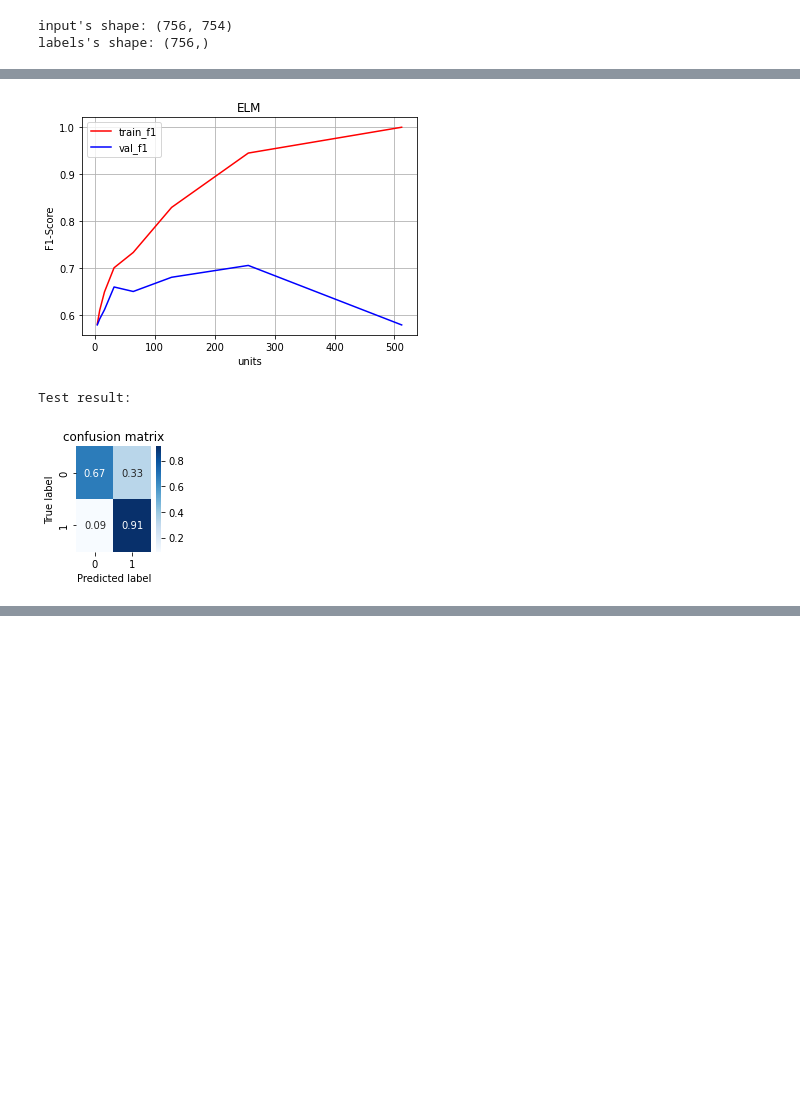
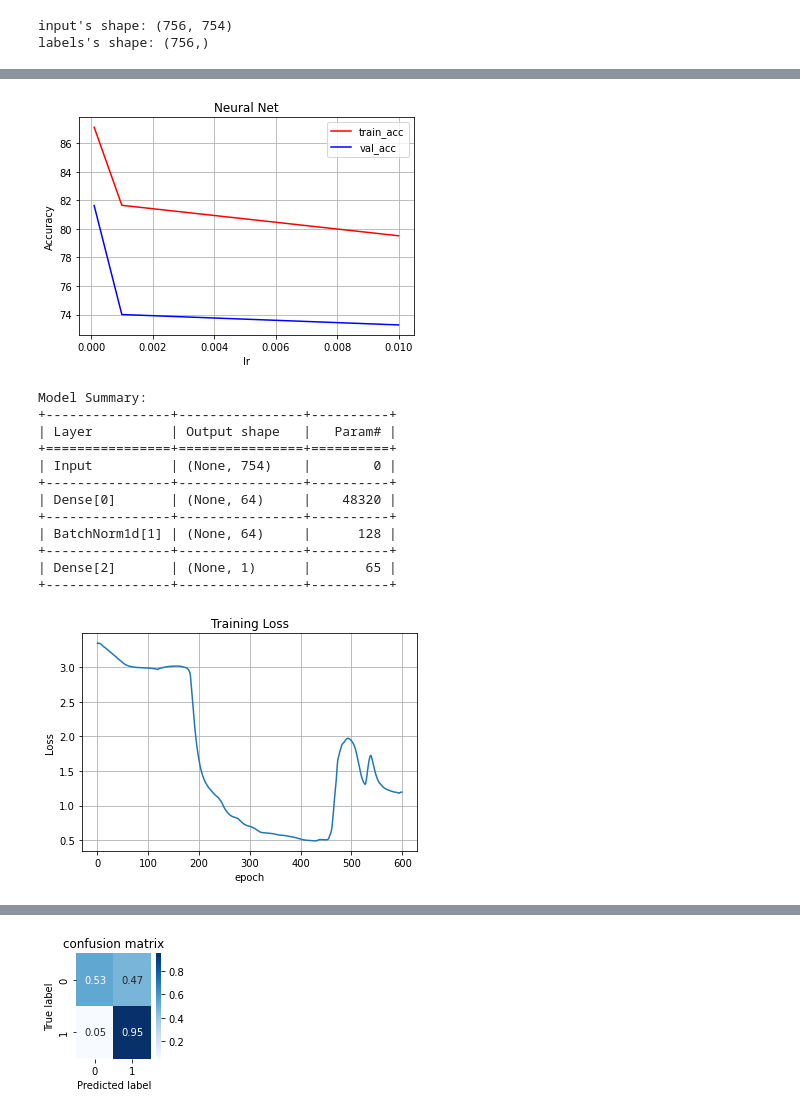
Before and after one commit to alirezakazemipour/Parkinson-Disease-Classification, a Jupyter notebook: code_and_report.ipynb, the cells around one changed output, grey strips where cells are left out. Drawn from its saved outputs; the diff is of its cells as text; code cells hidden in the pictures; blank space fills up the shorter version.

Commit message:
Revert "Add singleLayer ELM classifer."
This reverts commit 8c5a101b8b93240dcf58f8858d9530f6fefa5adc.

```diff
--- a/code_and_report.ipynb
+++ b/code_and_report.ipynb
@@ -82,7 +63,7 @@ shuffler = np.random.permutation(len(X))
 X = X[shuffler]
 Y = Y[shuffler]
 # %%
-test_idx = np.random.permutation(len(X))[:int(0.1 * len(X))]
+test_idx = np.random.permutation(int(0.1 * len(X)))
 x_test = X[test_idx]
 y_test = Y[test_idx]
 
@@ -316,52 +152,62 @@ clfs = {
+# %%
+clfs = {"Neural Net": {"base_clf": NNClassifier(hidden_units=[64],
+                                                epoch=600,
+                                                opt=nn.optims.Adam,
+                                                lam=1e-3,
+                                                reg_type="l2"
+                                               ),
+                       "param": "lr",
+                       "param_values": [1e-3, 1e-4, 1e-5]
+                       }
+        }
 # %%
-best_test_f1 = -np.inf
+best_test_acc = -np.inf
 best_model = {}
 
 for clf_name, config in clfs.items():
-    history = {"train_f1": [], "val_f1": []}
-    best_val_f1 = 0
+    history = {"train_acc": [], "val_acc": []}
+    best_val_acc = 0
     best_param = None
 
     for p in tqdm(config["param_values"]):
-        avg_val_f1 = 0
-        avg_train_f1 = 0
+        avg_val_acc = 0
+        avg_train_acc = 0
 
         for x_train, y_train, x_val, y_val in choose_fold(X, Y, cv_num):
             clf = config["base_clf"]
-            setattr(clf, "random_state", seed)
             setattr(clf, config["param"], p)
             clf.fit(x_train, y_train)
             y_pred = clf.predict(x_train)
-            avg_train_f1 += f1_score(y_train, y_pred, average='macro')
+            avg_train_acc += (np.sum(y_pred == y_train) / len(y_pred)) * 100
             y_pred = clf.predict(x_val)
-            avg_val_f1 += f1_score(y_val, y_pred, average='macro')
+            avg_val_acc += (np.sum(y_pred == y_val) / len(y_pred)) * 100
 
-        history["train_f1"].append(avg_train_f1 / cv_num)
-        history["val_f1"].append(avg_val_f1 / cv_num)
+        history["train_acc"].append(avg_train_acc / cv_num)
+        history["val_acc"].append(avg_val_acc / cv_num)
 
-        if history["val_f1"][-1] > best_val_f1:
-            best_val_f1 = history["val_f1"][-1]
+        if history["val_acc"][-1] > best_val_acc:
+            best_val_acc = history["val_acc"][-1]
             best_param = p
-            if "Neural Net" in clf_name:
+            if clf_name == "Neural Net":
                 best_loss_hist = clf.loss_history
 
     print(f"==> {clf_name} <==")
     print("Training result:")
-    print("\tbest param: {} = {}\n\tbest validation f1-score = {:.2f}".format(config["param"],
+    print("\tbest param: {} = {}\n\tbest validation accuracy = {:.2f}%".format(config["param"],
                                                                                best_param,
-                                                                               best_val_f1))
-    plt.plot(config["param_values"], history["train_f1"], c="r")
-    plt.plot(config["param_values"], history["val_f1"], c="b")
+                                                                               best_val_acc))
+    plt.plot(config["param_values"], history["train_acc"], c="r")
+    plt.plot(config["param_values"], history["val_acc"], c="b")
     plt.legend(history.keys())
     plt.grid()
     plt.title(clf_name)
-    plt.ylabel("F1-Score")
+    plt.ylabel("Accuracy")
     plt.xlabel(config["param"])
-    if any(name in clf_name for name in ["SVM", "XGBoost", "Neural Net"]):
+    if "SVM" in clf_name or clf_name == "XGBoost":
         plt.xscale("log")
     plt.show()
 
-    if "Neural Net" in clf_name:
+    if clf_name == "Neural Net":
         clf.model_architecture()
         plt.plot()
         plt.plot(range(clf.epoch), best_loss_hist)
@@ -371,14 +217,14 @@ for clf_name, config in clfs.items():
         plt.xlabel("epoch")
         plt.show()
 
-    print("\nTest result: ")
+    print("Test result: ")
     setattr(clf, config["param"], best_param)
     clf.fit(X, Y)
     x_test_stand = scaler.transform(x_test)
     y_pred = clf.predict(x_test_stand)
-    test_f1 = f1_score(y_test, y_pred, average='macro')
-    if test_f1 > best_test_f1:
-        best_test_f1 = test_f1
+    test_acc = (np.sum(y_pred == y_test) / len(y_pred)) * 100
+    if test_acc > best_test_acc:
+        best_test_acc = test_acc
         best_model["name"] = clf_name
         best_model["clf"] = clf
     con_mat = confusion_matrix(y_test, y_pred)
@@ -401,5 +247,5 @@ for clf_name, config in clfs.items():
     if clf_name == "Random Forest":
         setattr(clfs["XGBoost"]["base_clf"], "n_estimators", best_param)
 
-print(f"\n🎁🎁🎁best_model is: {best_model['name']} with test f1-score = {best_test_f1:.2f}%.")
+print(f"\n🎁🎁🎁best_model is: {best_model['name']} with test acc = {best_test_acc:.2f}%.")
 # %% [output]
@@ -410,3 +256,14 @@ Training result:
-[figure, old version]
+[figure, new version]
-Test result:
+Model Summary:
++----------------+----------------+----------+
+| Layer          | Output shape   |   Param# |
++================+================+==========+
+| Input          | (None, 754)    |        0 |
++----------------+----------------+----------+
+| Dense[0]       | (None, 64)     |    48320 |
++----------------+----------------+----------+
+| BatchNorm1d[1] | (None, 64)     |      128 |
++----------------+----------------+----------+
+| Dense[2]       | (None, 1)      |       65 |
++----------------+----------------+----------+
-[figure, old version]
+[figure, new version]
@@ -423,0 +271 @@ weighted avg       0.85      0.85      0.85        75
+[figure, added]
```
Also changed, not shown: parts of 9 cells of this notebook, 1 other file.
